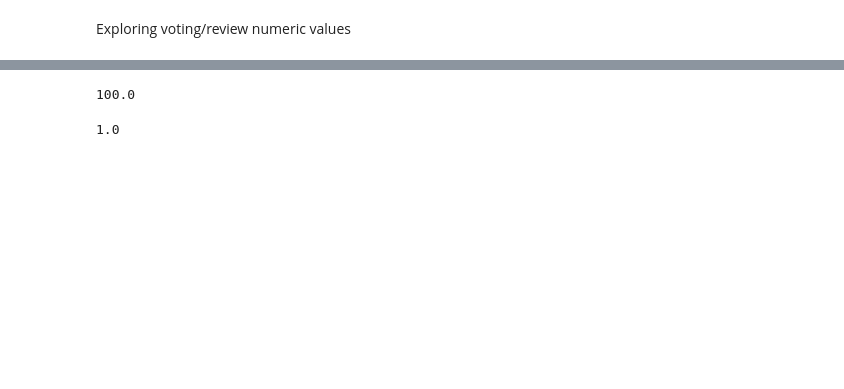
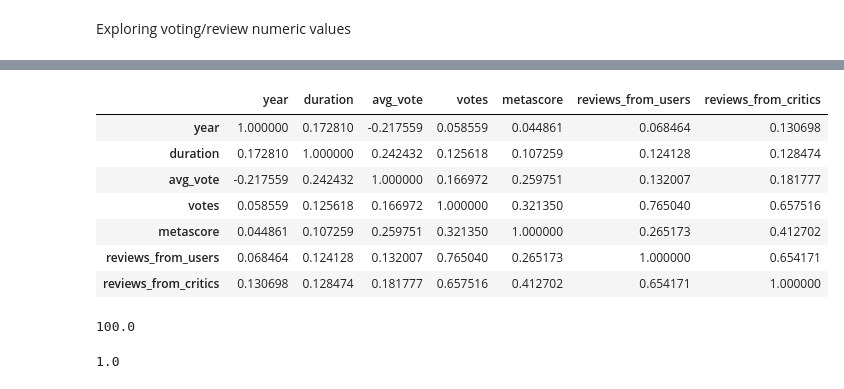
Before and after one commit to Pnat1/No_more_film_scrolling, a Jupyter notebook: notebooks/cleaning_dataset_movies_imdb.ipynb, the cells around one changed output, grey strips where cells are left out. Saved outputs shown, nothing was run; the diff lists cells and outputs as text; code cells hidden in the pictures; blank space fills up the shorter version.

```diff
--- a/notebooks/cleaning_dataset_movies_imdb.ipynb
+++ b/notebooks/cleaning_dataset_movies_imdb.ipynb
@@ -217,5 +200,2 @@ dtype: int64
 # %% [markdown]
 Exploring voting/review numeric values
-# %%
-# We d not need budget and income columns for our analysis
-df_mov_nam = df_mov_nam.drop(["budget", "usa_gross_income", "worlwide_gross_income"], axis=1)
@@ -227,0 +202,4 @@ df_mov_nam.head(2)
+# %%
+df_mov_nam = df_mov_nam.fillna({"budget": 0,
+                                "usa_gross_income": 0,
+                                "worlwide_gross_income": 0})
@@ -227,0 +269,3 @@ df_mov_nam.head(2)
+# %%
+df_mov_nam["worlwide_gross_income"] = df_mov_nam["worlwide_gross_income"].replace('$', '')
+df_mov_nam["worlwide_gross_income"] = df_mov_nam["worlwide_gross_income"].replace(' ', '')
@@ -228 +283,14 @@ df_mov_nam.head(2)
+# %%
+df_mov_nam.corr().style.background_gradient(cmap='coolwarm')
+# Income/Currency columns are in string format
+# As planned we do have mildly strong correlations among reviews and votes
+# %% [output]
+|  | year | duration | avg_vote | votes | metascore | reviews_from_users | reviews_from_critics |
+| year | 1.000000 | 0.172810 | -0.217559 | 0.058559 | 0.044861 | 0.068464 | 0.130698 |
+| duration | 0.172810 | 1.000000 | 0.242432 | 0.125618 | 0.107259 | 0.124128 | 0.128474 |
+| avg_vote | -0.217559 | 0.242432 | 1.000000 | 0.166972 | 0.259751 | 0.132007 | 0.181777 |
+| votes | 0.058559 | 0.125618 | 0.166972 | 1.000000 | 0.321350 | 0.765040 | 0.657516 |
+| metascore | 0.044861 | 0.107259 | 0.259751 | 0.321350 | 1.000000 | 0.265173 | 0.412702 |
+| reviews_from_users | 0.068464 | 0.124128 | 0.132007 | 0.765040 | 0.265173 | 1.000000 | 0.654171 |
+| reviews_from_critics | 0.130698 | 0.128474 | 0.181777 | 0.657516 | 0.412702 | 0.654171 | 1.000000 |
 # %%
```
Also changed, not shown: parts of 40 cells of this notebook, 2 other files.
